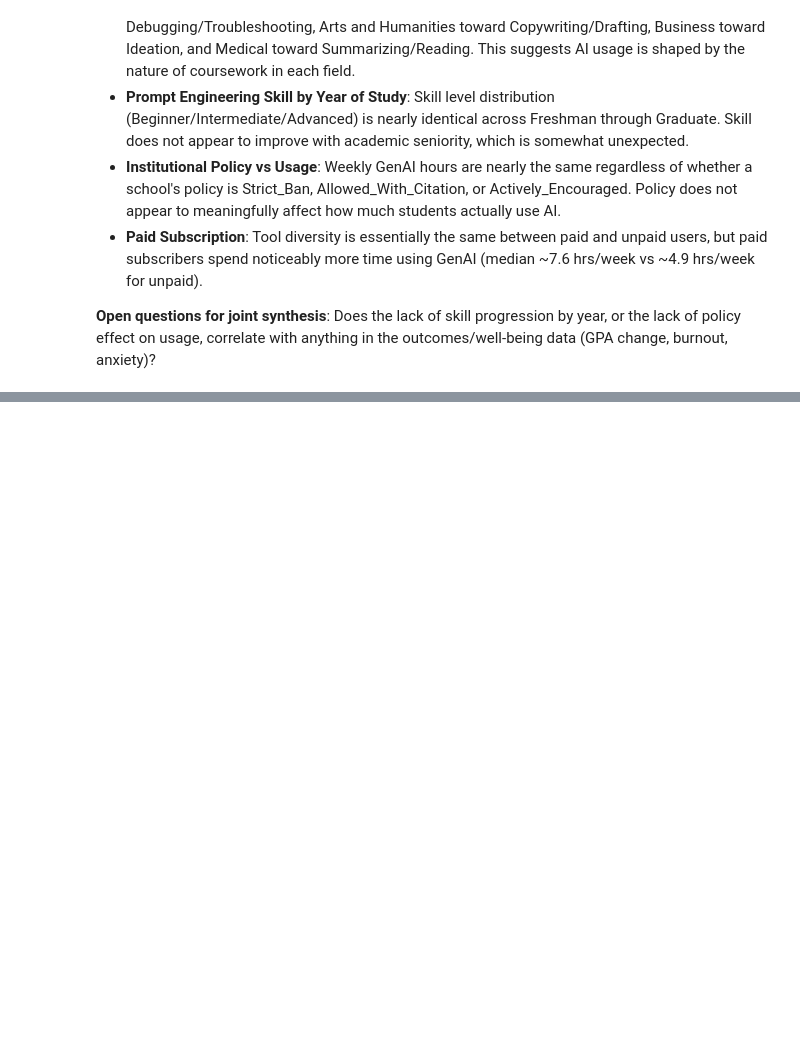
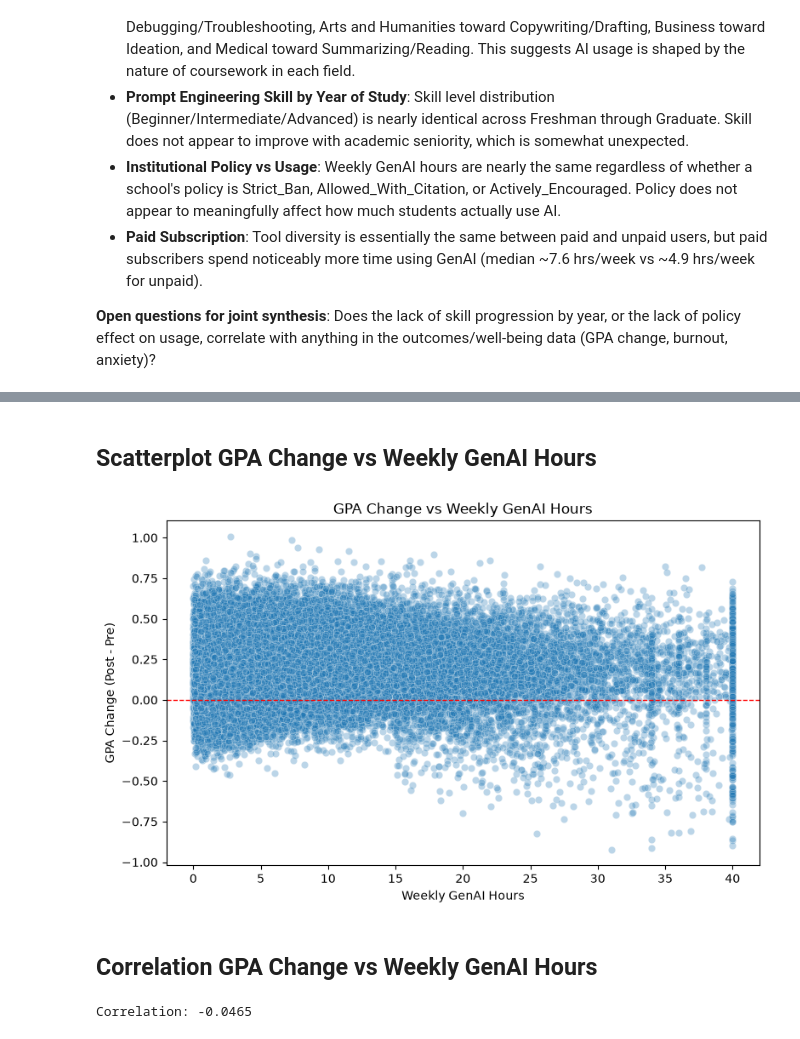
Before and after one commit to txxzd/Impact-Of-AI-on-Students-Analysis, a Jupyter notebook: data_analysis.ipynb, the cells around one changed output, grey strips where cells are left out. Saved outputs shown, nothing was run; the diff lists cells and outputs as text; code cells hidden in the pictures; blank space fills up the shorter version.

```diff
--- a/data_analysis.ipynb
+++ b/data_analysis.ipynb
@@ -318,0 +415,22 @@ plt.show()
+# %% [markdown]
+## Scatterplot GPA Change vs Weekly GenAI Hours
+# %%
+plt.figure(figsize=(8, 5))
+sns.scatterplot(x='Weekly_GenAI_Hours', y='GPA_Change', data=df, alpha=0.3)
+
+plt.title('GPA Change vs Weekly GenAI Hours')
+plt.xlabel('Weekly GenAI Hours')
+plt.ylabel('GPA Change (Post - Pre)')
+plt.axhline(0, color='red', linestyle='--', linewidth=1)
+
+plt.tight_layout()
+plt.show()
+# %% [output]
+[figure, added]
+# %% [markdown]
+## Correlation GPA Change vs Weekly GenAI Hours
+# %%
+corr = df['Weekly_GenAI_Hours'].corr(df['GPA_Change'])
+print(f"Correlation: {corr:.4f}")
+# %% [output]
+Correlation: -0.0465
```
Also changed, not shown: parts of 51 cells of this notebook.
